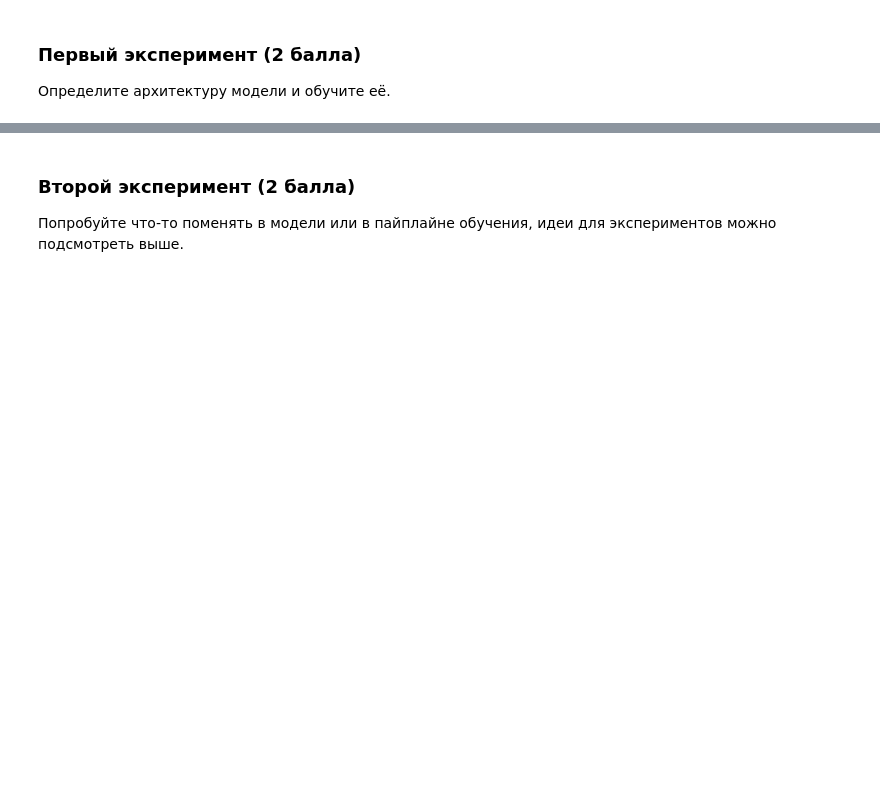
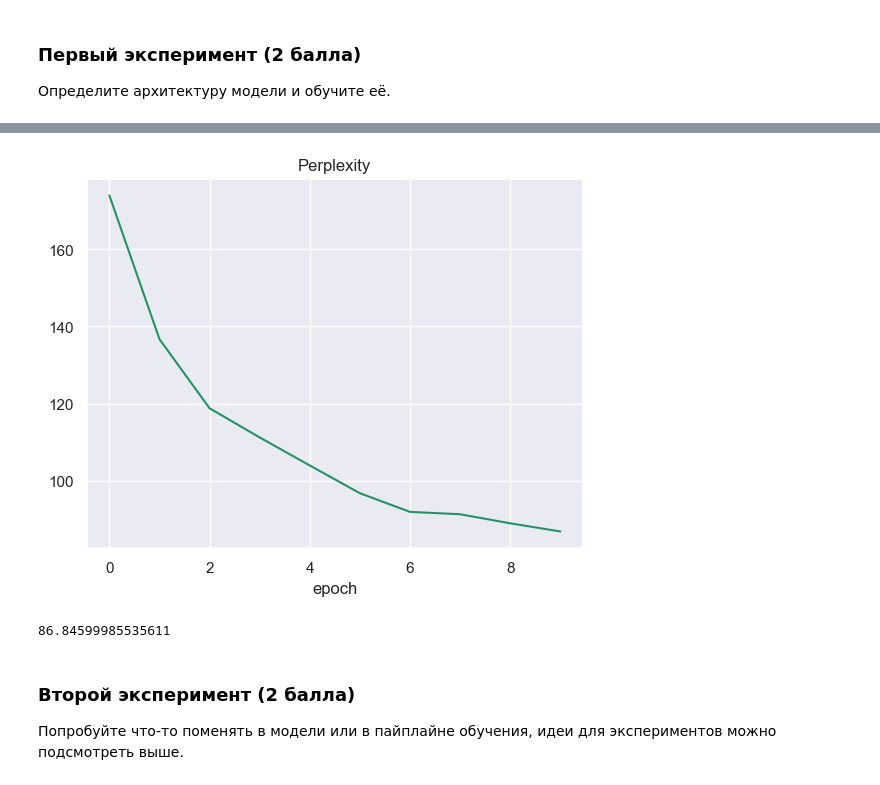
Before and after one commit to almos05/DLS_2, a Jupyter notebook: src/01 Language modeling/[homework]hw_language_modelling.ipynb, the cells around one changed output, grey strips where cells are left out. Saved outputs shown, nothing was run; the diff lists cells and outputs as text; code cells hidden in the pictures; blank space fills up the shorter version.

```diff
--- a/src/01 Language modeling/[homework]hw_language_modelling.ipynb
+++ b/src/01 Language modeling/[homework]hw_language_modelling.ipynb
@@ -268,3 +376,14 @@ class LanguageModel(nn.Module):
+# %%
+plt.plot(np.arange(len(perplexities)), perplexities)
+plt.title('Perplexity')
+plt.xlabel("epoch")
+plt.show()
+# %% [output]
+[figure, added]
+# %%
+perplexities[-1]
+# %% [output]
+86.84599985535611
 # %% [markdown]
 ### Второй эксперимент (2 балла)
 
```
Also changed, not shown: parts of 28 cells of this notebook.
